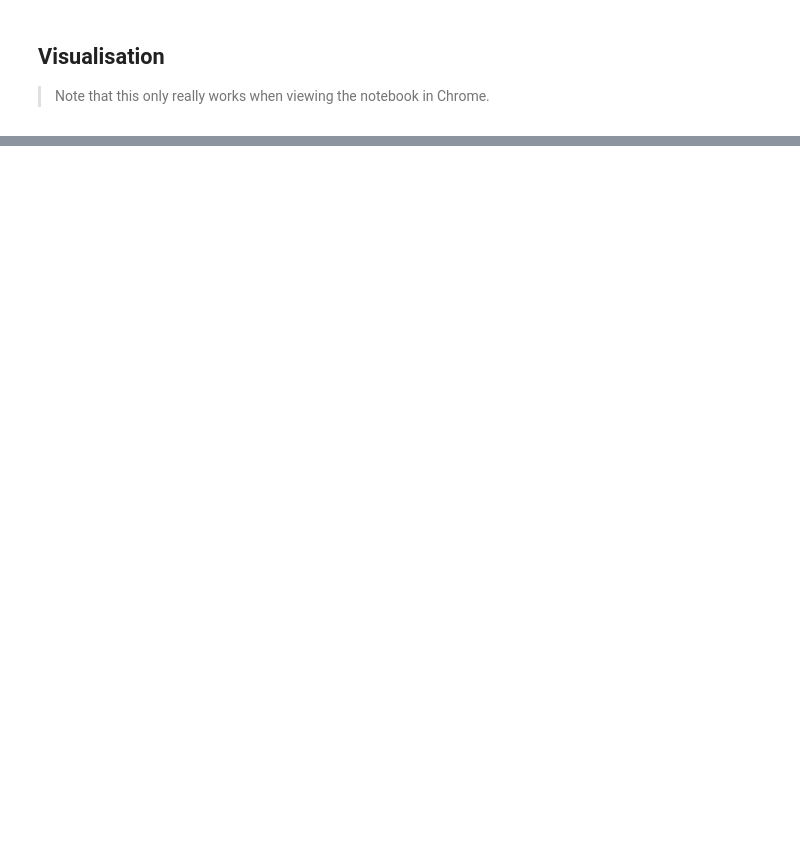
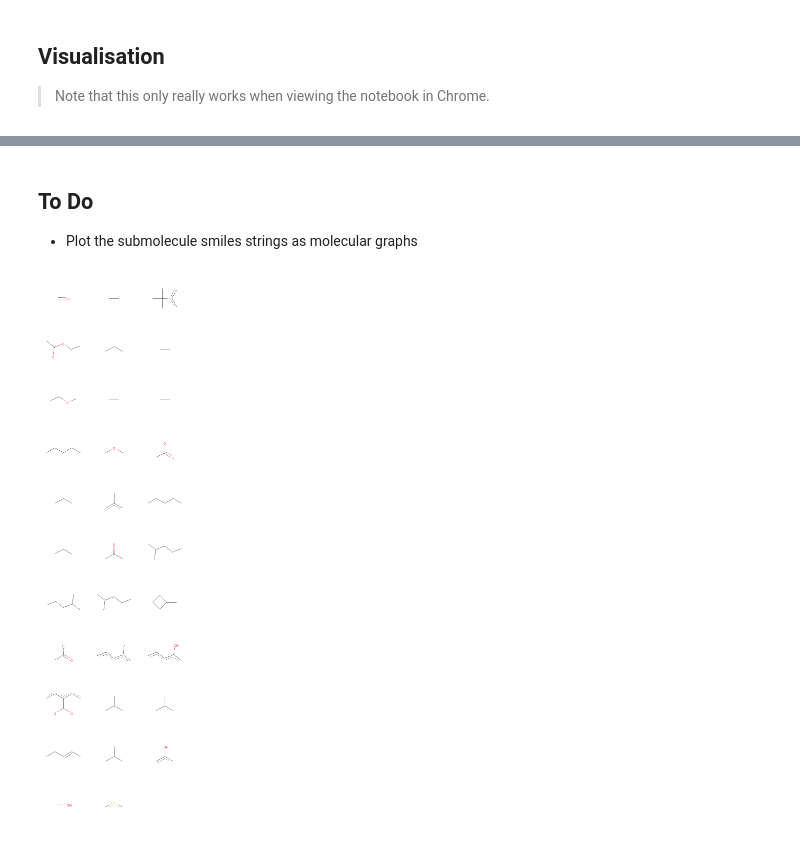
Before and after one commit to leesteinberg/chemapper, a Jupyter notebook: notebooks/ZINC-FL_space.ipynb, the cells around one changed output, grey strips where cells are left out. Cells and saved outputs as stored; diff of their text form; code cells hidden in the pictures; blank space fills up the shorter version.

```diff
--- a/notebooks/ZINC-FL_space.ipynb
+++ b/notebooks/ZINC-FL_space.ipynb
@@ -327,0 +403,8 @@ display(path_html='./networks/ZINC-FL_space/network.html')
+# %%
+# ## Find molecules that are shared between nodes - when comparing adjacent nodes
+# shared = list(set(set1).intersection(set(set2)))
+# shared_smiles = [ZINC_FL.loc[i,'SMILES'] for i in shared]
+
+## When comparing disparate nodes, view for every molecule in the group
+shared = set1_points + set2_points
+shared_smiles = [ZINC_FL.loc[i, 'SMILES'] for i in shared]
@@ -327,0 +497,9 @@ display(path_html='./networks/ZINC-FL_space/network.html')
+# %% [markdown]
+## To Do
+ - Plot the submolecule smiles strings as molecular graphs
+# %%
+from rdkit.Chem.Draw import MolsToGridImage
+
+MolsToGridImage(submols)
+# %% [output]
+[figure, added]
```
Also changed, not shown: parts of 8 cells of this notebook.
